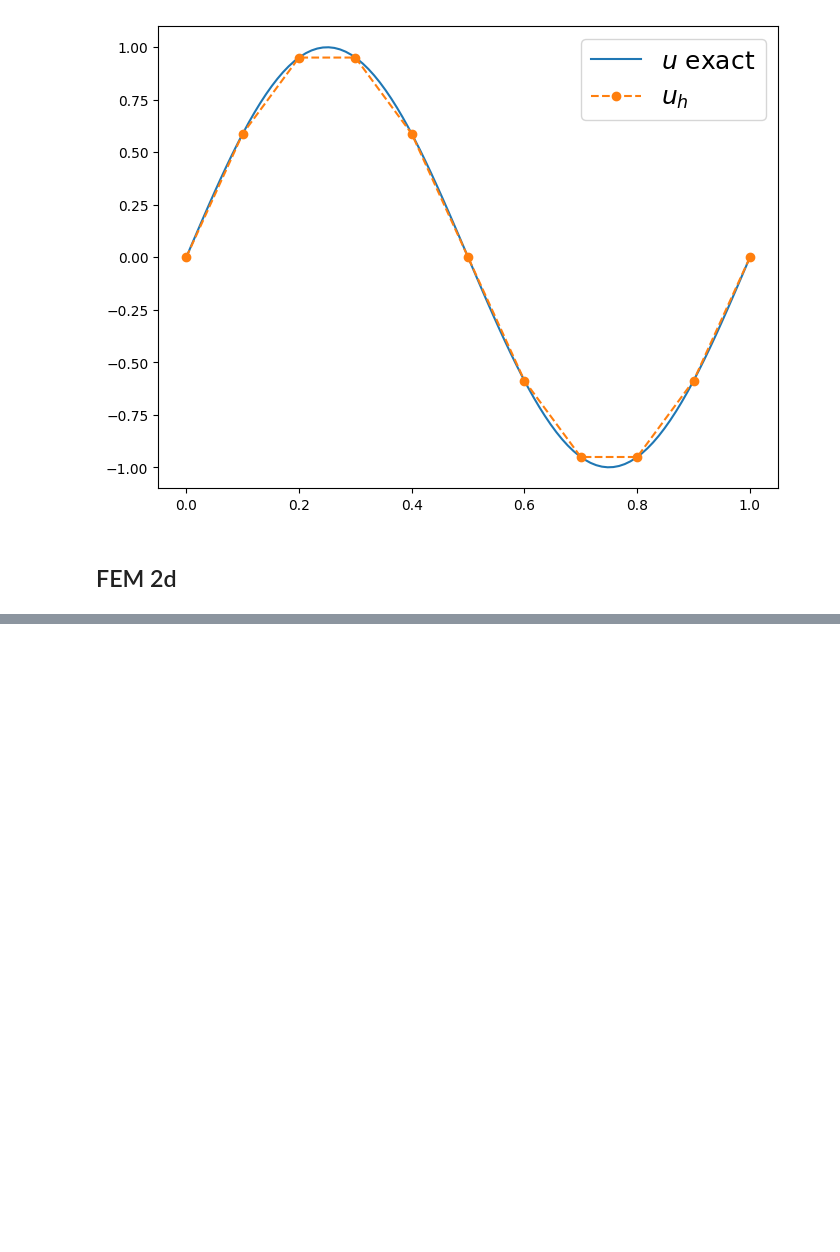
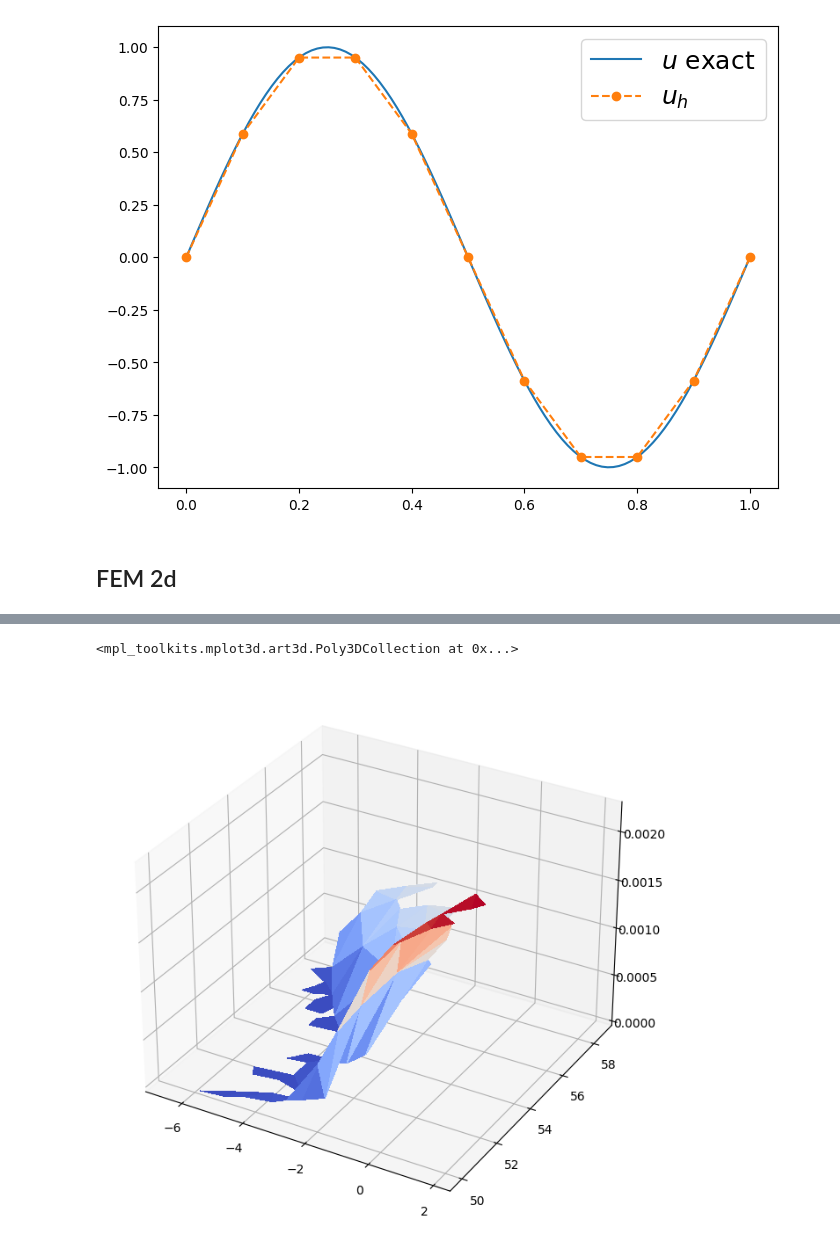
Before and after one commit to ManuelSanchezUribe/IMT2111-ALN, a Jupyter notebook: Clases/Capitulo1_Elementos_Finitos.ipynb, the cells around one changed output, grey strips where cells are left out. Cells and saved outputs as stored; diff of their text form; code cells hidden in the pictures; blank space fills up the shorter version.

```diff
--- a/Clases/Capitulo1_Elementos_Finitos.ipynb
+++ b/Clases/Capitulo1_Elementos_Finitos.ipynb
@@ -227,0 +211,31 @@ def fem2d_Poisson_LagrangeP1(meshd, f):
+# %%
+def fem2d_Poisson_LagrangeP1(mesh, f):
+    # Load vector
+    A = np.zeros((mesh.NN,mesh.NN), dtype=np.float64)
+    b = np.zeros(mesh.NN, dtype=np.float64)
+    for j in range(mesh.NE):
+        K = mesh.Coordinates[mesh.Elements[j,:],:];
+        # Local stiffness matrix # AK = integral(grad phi_i* grad phi_j', K)
+        AK = Stiffness2dlocal(K)
+        # Local load vector
+        bK = forcing2dlocal(K,f)
+        # Global Assembling
+        b[mesh.Elements[j,:]] = b[mesh.Elements[j,:]] + bK
+        for row_index, global_row_index in enumerate(mesh.Elements[j,:]):
+            for col_index, global_col_index in enumerate(mesh.Elements[j,:]):
+                A[global_row_index, global_col_index] += AK[row_index, col_index]
+    return (A, b)
+# %%
+def fem2d_solver_LagrangeP1(mesh, f):
+
+    # Solve linear system
+    (A, b) = fem2d_Poisson_LagrangeP1(mesh, f)
+    print(A)
+    uh = np.zeros(mesh.NN,dtype=np.float64)
+    # cambiar para 2d
+    Free = np.setdiff1d(range(mesh.NN), mesh.DirichletNodes);
+    AFree = A[Free, :][:, Free]
+    bFree = b[Free]
+    print(AFree)
+    uh[Free] = np.linalg.solve(AFree, bFree)
+    return uh
@@ -227,0 +320,5 @@ def fem2d_Poisson_LagrangeP1(meshd, f):
+# %%
+meshEu = mesh2d(Coordinates=xy, Elements3=triangles)
+meshEu.DirichletNodes =  [0,1,2,3,4,5,6,7,8,9,10,11,12,13,14,15,16,17,18,19,20,21,22,23,24,25,26,27,28,29,30]
+f = lambda x: 0*x[0]+0*x[1]+1.0
+uh = fem2d_solver_LagrangeP1(meshEu, f)
@@ -227,0 +343,11 @@ def fem2d_Poisson_LagrangeP1(meshd, f):
+# %%
+
+from matplotlib import cm
+from matplotlib.ticker import LinearLocator
+fig = plt.figure(figsize=(10,8))
+ax = fig.gca(projection='3d')
+ax.plot_trisurf(x,y, triangles, uh,cmap=cm.coolwarm,
+                       linewidth=0, antialiased=False)
+# %% [output]
+<mpl_toolkits.mplot3d.art3d.Poly3DCollection at 0x...>
+[figure, added]
```
Also changed, not shown: parts of 8 cells of this notebook.
